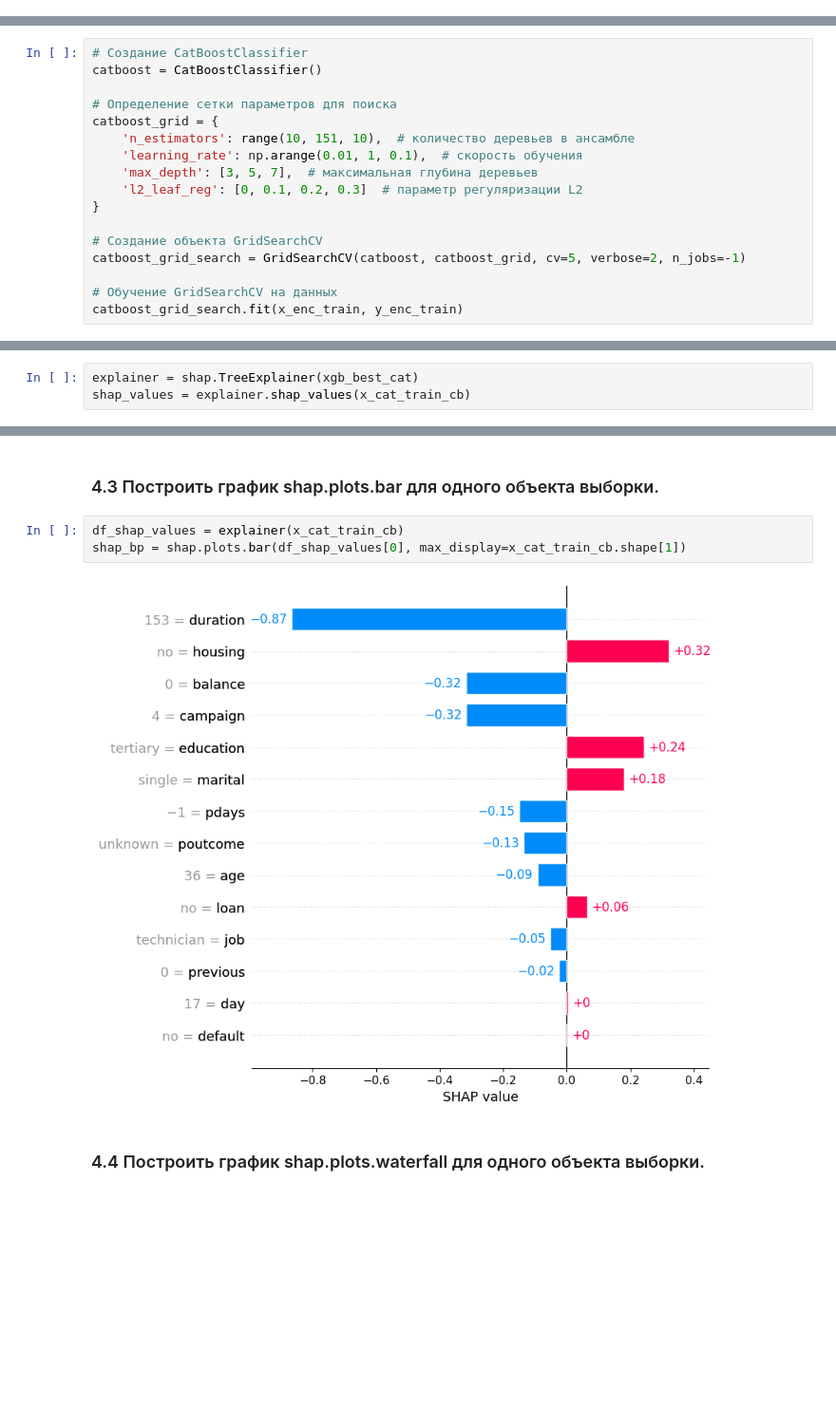
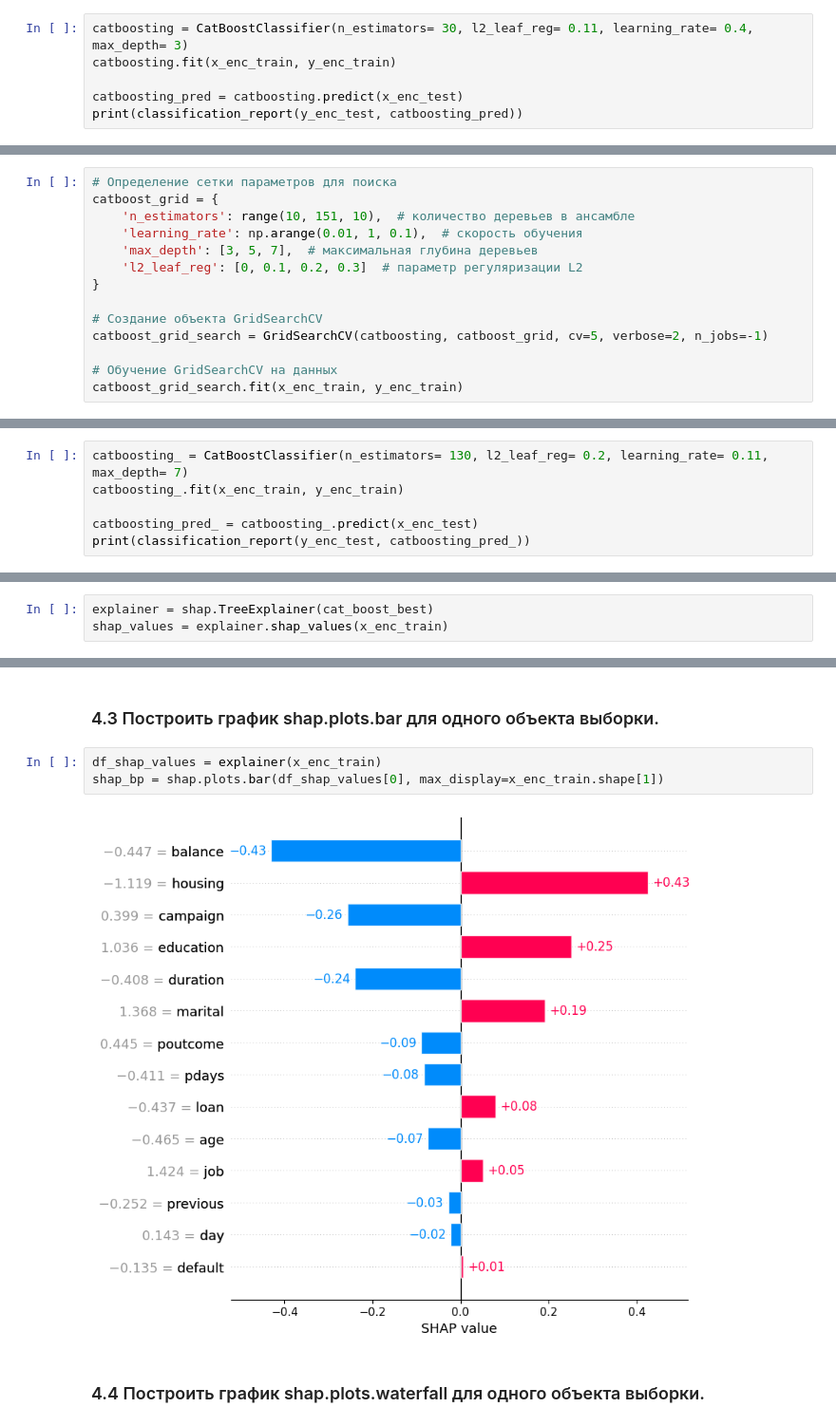
Before and after one commit to vasser2323/AIT, a Jupyter notebook: LAB_6/6131_PavlovVI_lab_6_boost.ipynb, the cells around one changed output, grey strips where cells are left out. Shown at 95% size. Cells and saved outputs as stored; diff of their text form; blank space fills up the shorter version.

```diff
--- a/LAB_6/6131_PavlovVI_lab_6_boost.ipynb
+++ b/LAB_6/6131_PavlovVI_lab_6_boost.ipynb
@@ -264,0 +370,6 @@ xgb_grid_search.best_params_
+# %%
+catboosting = CatBoostClassifier(n_estimators= 30, l2_leaf_reg= 0.11, learning_rate= 0.4, max_depth= 3)
+catboosting.fit(x_enc_train, y_enc_train)
+
+catboosting_pred = catboosting.predict(x_enc_test)
+print(classification_report(y_enc_test, catboosting_pred))
@@ -265,7 +394,4 @@ xgb_grid_search.best_params_
 # %%
-# Создание CatBoostClassifier
-catboost = CatBoostClassifier()
-
 # Определение сетки параметров для поиска
 catboost_grid = {
     'n_estimators': range(10, 151, 10),  # количество деревьев в ансамбле
@@ -275,7 +401,7 @@ catboost_grid = {
 }
 
 # Создание объекта GridSearchCV
-catboost_grid_search = GridSearchCV(catboost, catboost_grid, cv=5, verbose=2, n_jobs=-1)
+catboost_grid_search = GridSearchCV(catboosting, catboost_grid, cv=5, verbose=2, n_jobs=-1)
 
 # Обучение GridSearchCV на данных
 catboost_grid_search.fit(x_enc_train, y_enc_train)
@@ -312,3 +438,9 @@ catboost_grid_search.best_params_
  'learning_rate': 0.11,
  'max_depth': 7,
  'n_estimators': 130}
+# %%
+catboosting_ = CatBoostClassifier(n_estimators= 130, l2_leaf_reg= 0.2, learning_rate= 0.11, max_depth= 7)
+catboosting_.fit(x_enc_train, y_enc_train)
+
+catboosting_pred_ = catboosting_.predict(x_enc_test)
+print(classification_report(y_enc_test, catboosting_pred_))
@@ -455,5 +607,5 @@ best_model = "XGBClassifier as is"
 # %% [markdown]
 ### 4.1  С использованием shap.TreeExplainer получить SHAP-значения для лучшей модели.
 # %%
-explainer = shap.TreeExplainer(xgb_best_cat)
-shap_values = explainer.shap_values(x_cat_train_cb)
+explainer = shap.TreeExplainer(cat_boost_best)
+shap_values = explainer.shap_values(x_enc_train)
@@ -480,9 +641,9 @@ HTML(f"<div style='background-color: Lavender;'>{shap.getjs() + shap_fp.html()}<
 # %% [markdown]
 ### 4.3 Построить график shap.plots.bar для одного объекта выборки.
 # %%
-df_shap_values = explainer(x_cat_train_cb)
-shap_bp = shap.plots.bar(df_shap_values[0], max_display=x_cat_train_cb.shape[1])
+df_shap_values = explainer(x_enc_train)
+shap_bp = shap.plots.bar(df_shap_values[0], max_display=x_enc_train.shape[1])
 # %% [output]
-[figure, old version]
+[figure, new version]
 # %% [markdown]
 ### 4.4 Построить график shap.plots.waterfall для одного объекта выборки.
```
Also changed, not shown: parts of 49 cells of this notebook.
